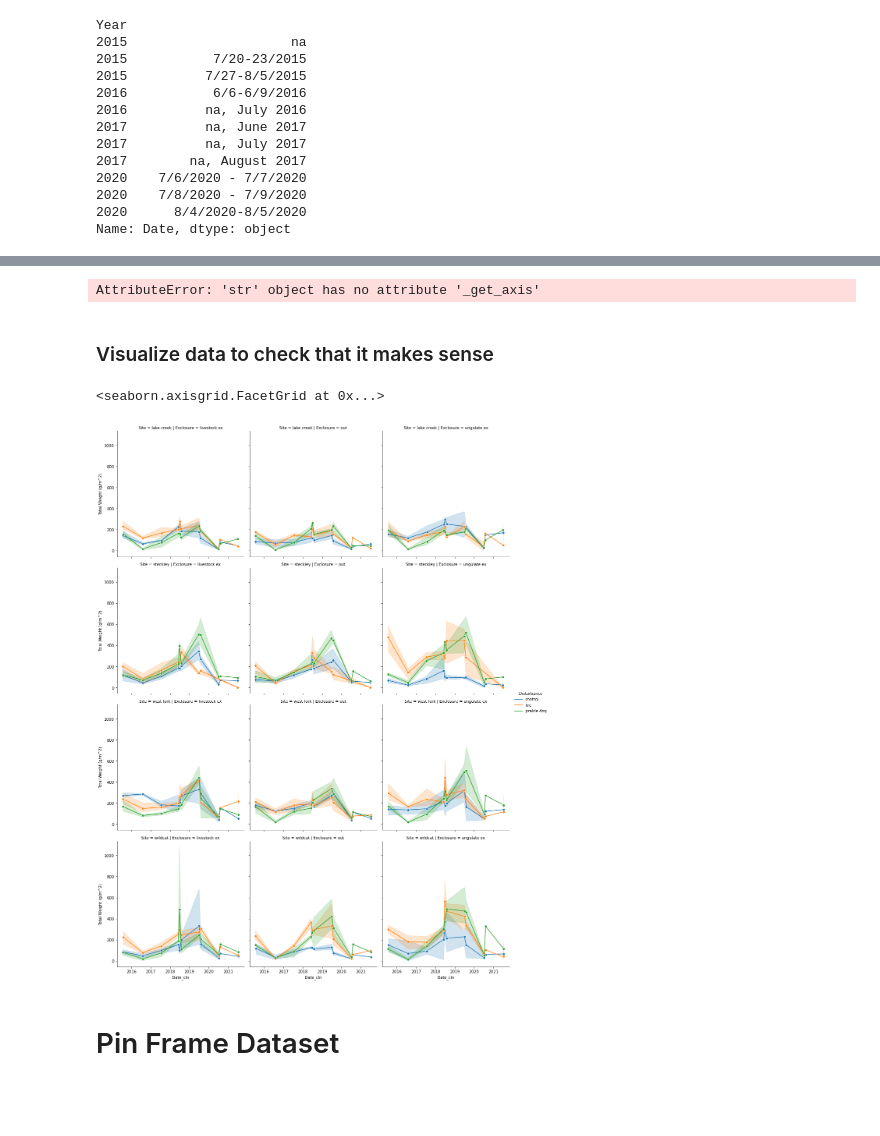
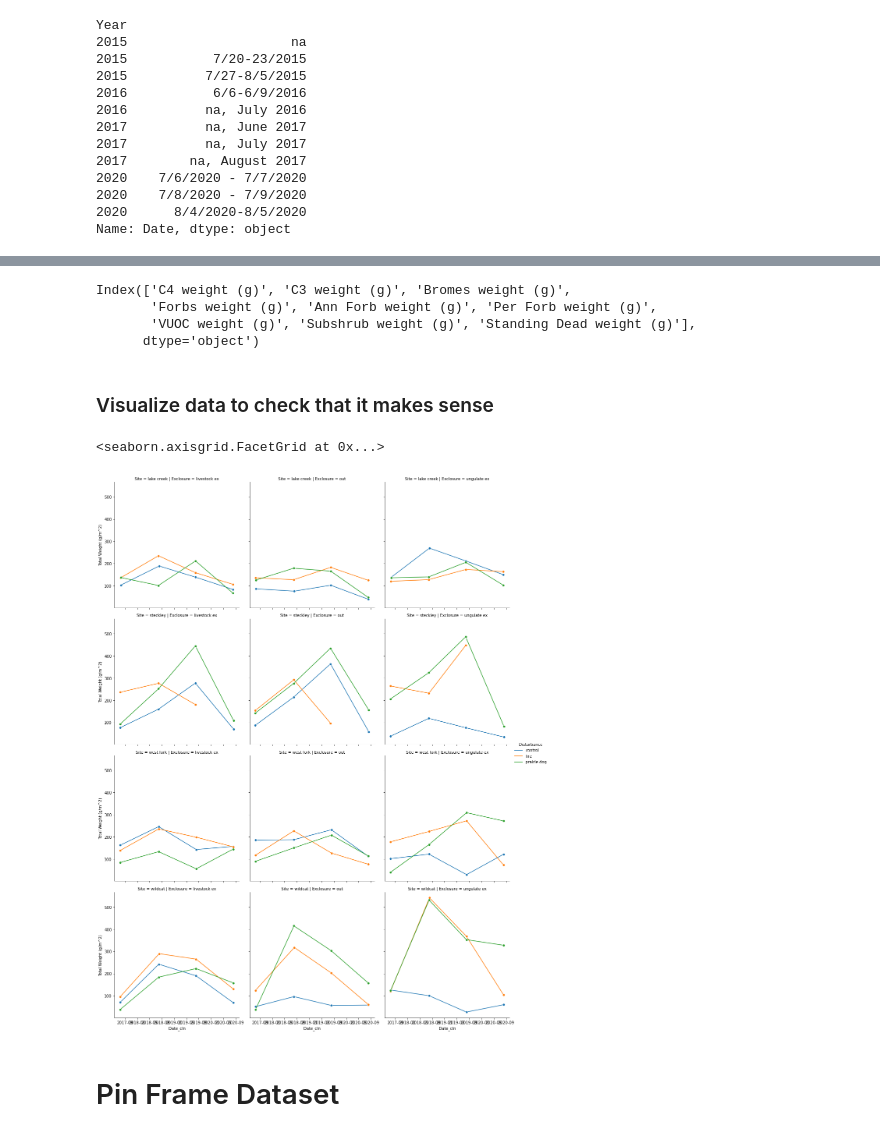
Before and after one commit to kearney-sp/tbng_veg, a Jupyter notebook: nex_veg_prep.ipynb, the cells around one changed output, grey strips where cells are left out. Cells and saved outputs as stored; diff of their text form; code cells hidden in the pictures; blank space fills up the shorter version.

```diff
--- a/nex_veg_prep.ipynb
+++ b/nex_veg_prep.ipynb
@@ -137,10 +140,22 @@ df_nex_bm = df_nex_bm[~(
+# %%
+# create separate biomass dataframe that has functional group data for pinframe calibration
+df_nex_bm_fg = df_nex_bm[df_nex_bm['Pin Frame?'] == 'x'].copy(deep=True)
 # %%
 # create consistent Forbs weight across all years
-forb_years = df_nex_bm.loc[(df_nex_bm['Forbs weight (g)'].isnull()) &
-              (~df_nex_bm[['Ann Forb weight (g)', 'Per Forb weight (g)']].isnull().all(axis=1)),
+forb_years = df_nex_bm_fg.loc[(df_nex_bm_fg['Forbs weight (g)'].isnull()) &
+              (~df_nex_bm_fg[['Ann Forb weight (g)', 'Per Forb weight (g)']].isnull().all(axis=1)),
                            'Year'].unique()
-df_nex_bm.groupby('Year').apply(lambda x: x['Year'] if x['BOGR/BUDA'].isnull().all() else '')
+df_nex_bm_fg['Forbs weight (g)'] = df_nex_bm_fg.apply(
+    lambda x: x['Ann Forb weight (g)'] + x['Per Forb weight (g)'] if x['Year'] in forb_years else x['Forbs weight (g)'],
+    axis=1)
+
+# create consistent C4 weight across all years
+c4_years = df_nex_bm_fg['Year'].unique()[(df_nex_bm_fg.groupby(
+    'Year')[['C4 weight (g)', 'BOGR/BUDA']]).apply(
+    lambda x: ~x['BOGR/BUDA'].isnull().all() & ~x['C4 weight (g)'].isnull().all())]
+
+df_nex_bm_fg['C4 weight (g)'] = df_nex_bm_fg.apply(
+    lambda x: x['C4 weight (g)'] + x['BOGR/BUDA'] if x['Year'] in c4_years else x['C4 weight (g)'],
+    axis=1)
-# %% [output]
-AttributeError: 'str' object has no attribute '_get_axis'
 # %%
 # fill all functional group clipping NA values with zeros for averaging
@@ -150,15 +165,27 @@ df_nex_bm.loc[
+# %%
+df_nex_bm_fg.loc[
+    :, df_nex_bm_fg.columns.str.contains('weight \(g\)')].columns
+# %% [output]
+Index(['C4 weight (g)', 'C3 weight (g)', 'Bromes weight (g)',
+       'Forbs weight (g)', 'Ann Forb weight (g)', 'Per Forb weight (g)',
+       'VUOC weight (g)', 'Subshrub weight (g)', 'Standing Dead weight (g)'],
+      dtype='object')
+# %%
+# create additional functional group groupings
+df_nex_bm_fg['Ann Grass weight (g)'] = df_nex_bm_fg['Bromes weight (g)'] + df_nex_bm_fg['VUOC weight (g)']
 # %%
 # create columns for aerial density of functional group biomass
-for c in [c for c in df_nex_bm.columns if ' (g)' in c]:
-    df_nex_bm[re.sub(' \(g\)', ' (g/m^2)', c)] = df_nex_bm[c] / df_nex_bm['Area (m^2)']
+for c in [c for c in df_nex_bm_fg.columns if ' (g)' in c]:
+    df_nex_bm_fg[re.sub(' \(g\)', ' (g/m^2)', c)] = df_nex_bm_fg[c] / df_nex_bm_fg['Area (m^2)']
 # %% [markdown]
 ### Visualize data to check that it makes sense
 # %%
+# plot pin-frame calibration data
 sns.relplot(x='Date_cln', y='Total Weight (g/m^2)', hue='Disturbance', col='Exclosure', row='Site',
-            data=df_nex_bm, kind='line', marker="o")
+            data=df_nex_bm_fg, kind='line', marker="o")
 # %% [output]
 <seaborn.axisgrid.FacetGrid at 0x...>
-[figure, old version]
+[figure, new version]
 # %% [markdown]
 # Pin Frame Dataset
 # %% [markdown]
```
Also changed, not shown: parts of 28 cells of this notebook, 2 other files.
